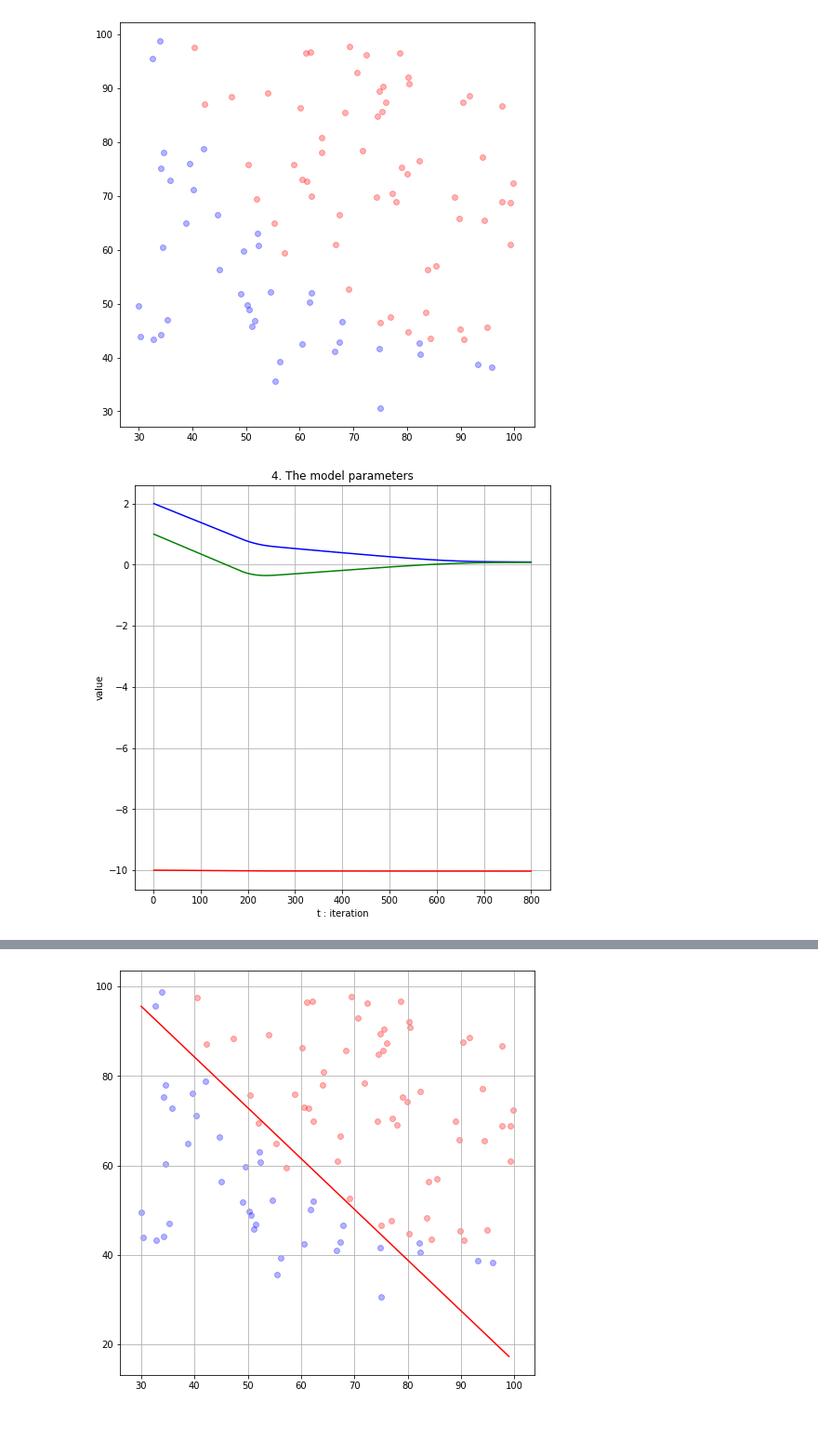
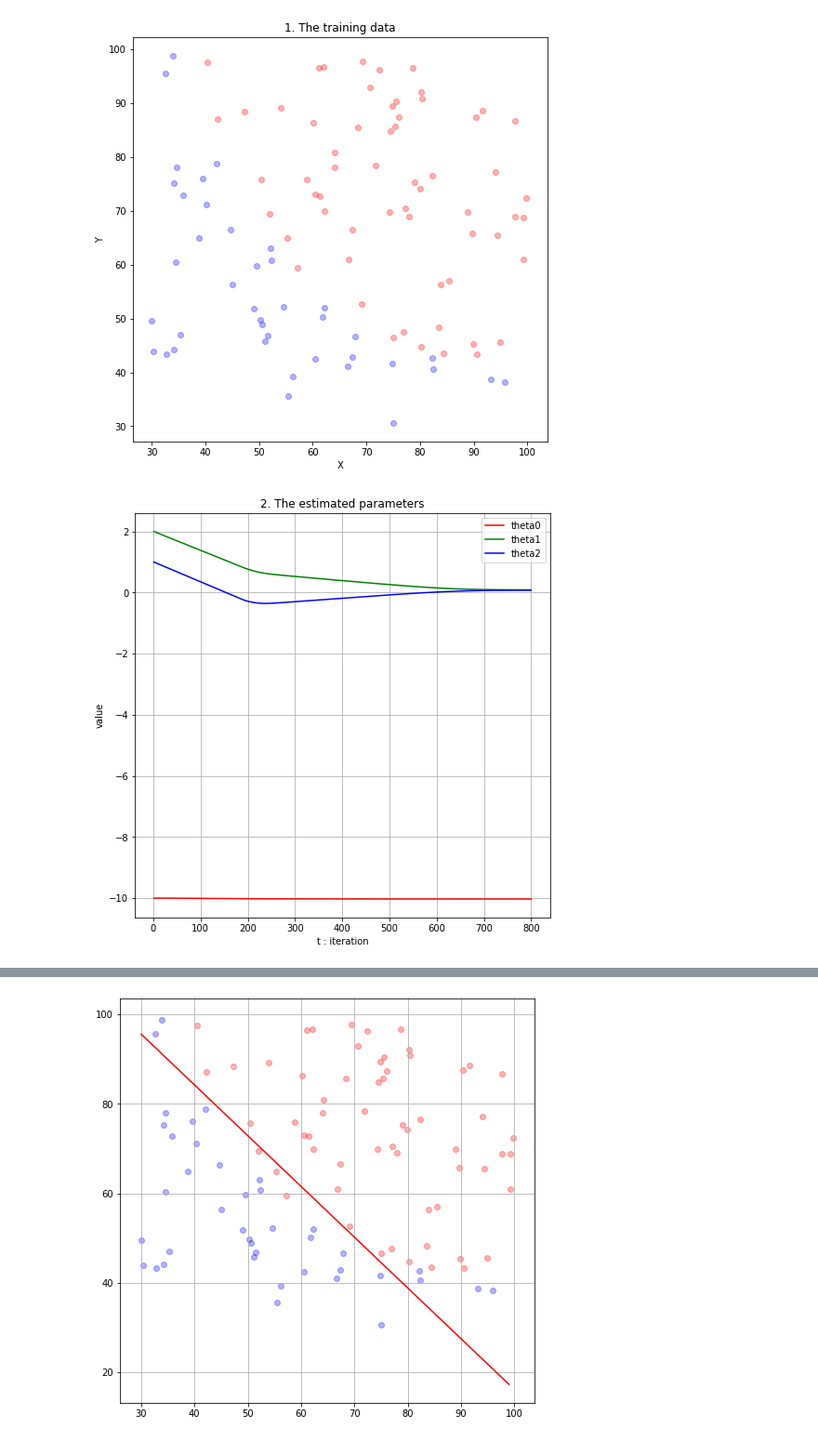
Before and after one commit to cmichael231117/Machine-Learning, a Jupyter notebook: assignment/05/assignment-05.ipynb, the cells around one changed output, grey strips where cells are left out. Shown: that part at 93% size. Saved outputs shown, nothing was run; the diff lists cells and outputs as text; code cells hidden in the pictures.

```diff
--- a/assignment/05/assignment-05.ipynb
+++ b/assignment/05/assignment-05.ipynb
@@ -1,27 +1,31 @@
 # %%
 %matplotlib inline
 import numpy as np
 import matplotlib.pyplot as plt
+import warnings
+warnings.filterwarnings("ignore")
 
 path = "data.txt"
 data    = np.genfromtxt(path, delimiter=',')
 
 x       = data[:, 0:1]
 y       = data[:, 1:2]
 label   = data[:, 2:3]
 
 x_label0    = x[label == 0]
 x_label1    = x[label == 1]
-
 y_label0    = y[label == 0]
 y_label1    = y[label == 1]
 
 plt.figure(figsize=(8, 8))
 plt.scatter(x_label0, y_label0, alpha=0.3, c='b')
 plt.scatter(x_label1, y_label1, alpha=0.3, c='r')
+plt.xlabel('X')
+plt.ylabel('Y')
+plt.title('1. The training data')
 plt.show()
 # %% [output]
-[figure, old version]
+[figure, new version]
 # %%
 m = len(x)
 x_0 = np.ones((1, m), dtype=np.float64)
@@ -74,12 +72,12 @@ plt.plot(iteration, list_theta_1, c = 'green')
 plt.plot(iteration, list_theta_2, c = 'blue')
 plt.xlabel('t : iteration')
 plt.ylabel('value')
-plt.title('4. The model parameters')
-#plt.legend(['theta0', 'theta1'])
+plt.title('2. The estimated parameters')
+plt.legend(['theta0', 'theta1', 'theta2'])
 plt.grid()
 plt.show()
 # %% [output]
-[figure, old version]
+[figure, new version]
 # %%
 plt.figure(figsize=(8, 8))
 plt.plot(iteration, j_value, c = 'blue')
```
Also changed, not shown: parts of 4 cells of this notebook.
